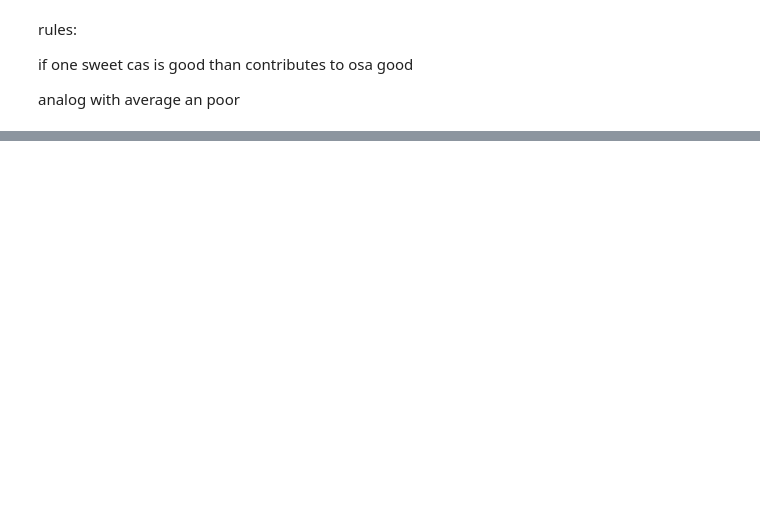
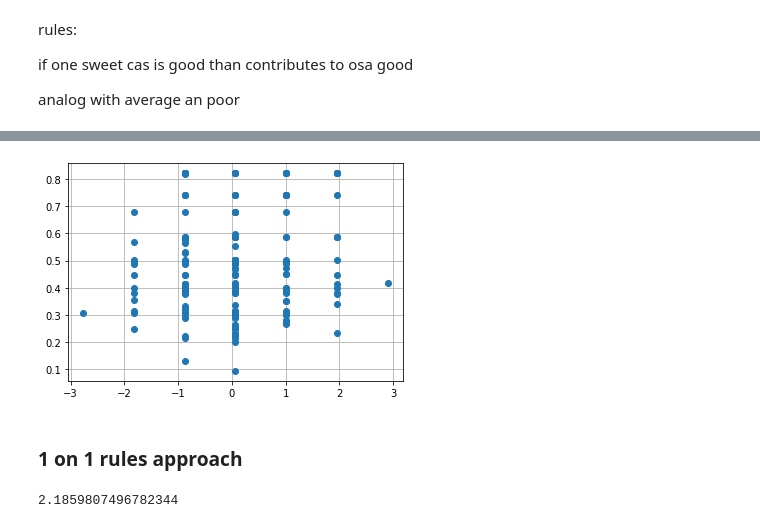
Before and after one commit to rengesf/flavorpred, a Jupyter notebook: FuzzySweet.ipynb, the cells around one changed output, grey strips where cells are left out. Drawn from its saved outputs; the diff is of its cells as text; code cells hidden in the pictures; blank space fills up the shorter version.

```diff
--- a/FuzzySweet.ipynb
+++ b/FuzzySweet.ipynb
@@ -214,0 +246,7 @@ osa_sweet.view(sim=tipping)
+# %%
+plt.plot(stats.zscore(references),predictions,"o")
+plt.grid()
+# %% [output]
+[figure, added]
+# %% [markdown]
+### 1 on 1 rules approach
@@ -214,0 +255,4 @@ osa_sweet.view(sim=tipping)
+# %%
+max(sweet_ms_df.max())
+# %% [output]
+2.1859807496782344
```
Also changed, not shown: parts of 40 cells of this notebook.
